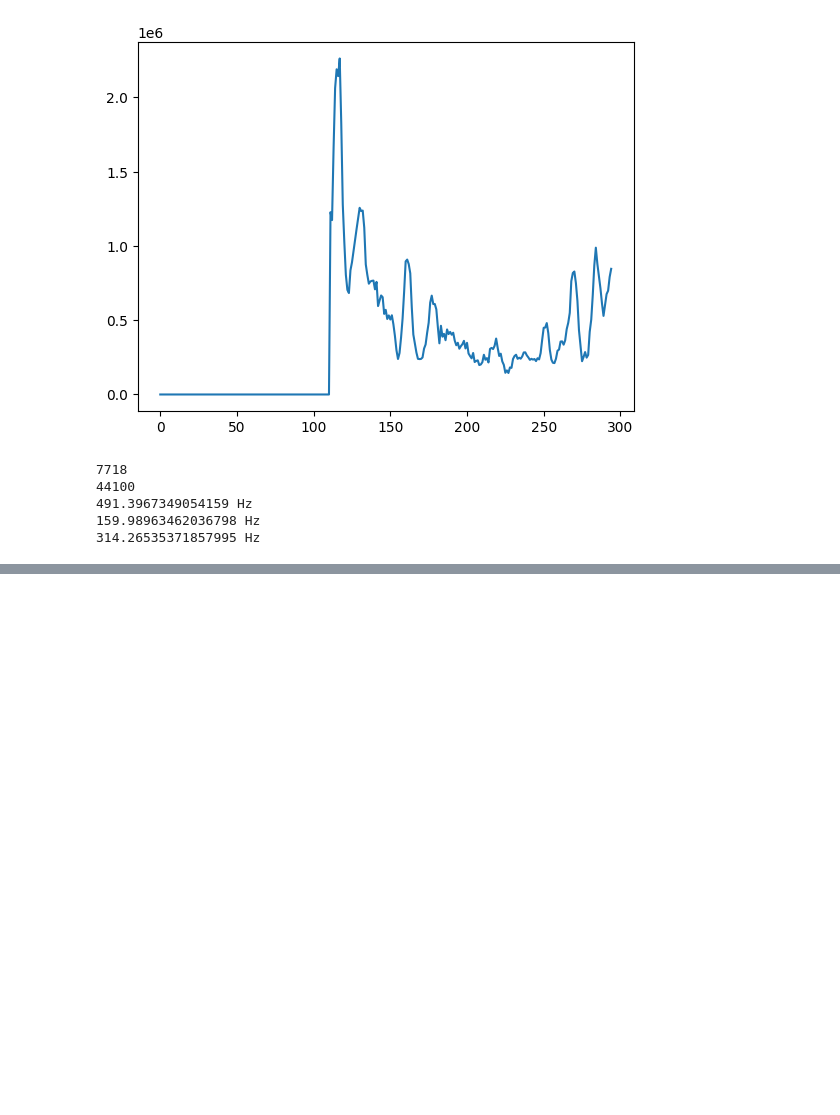
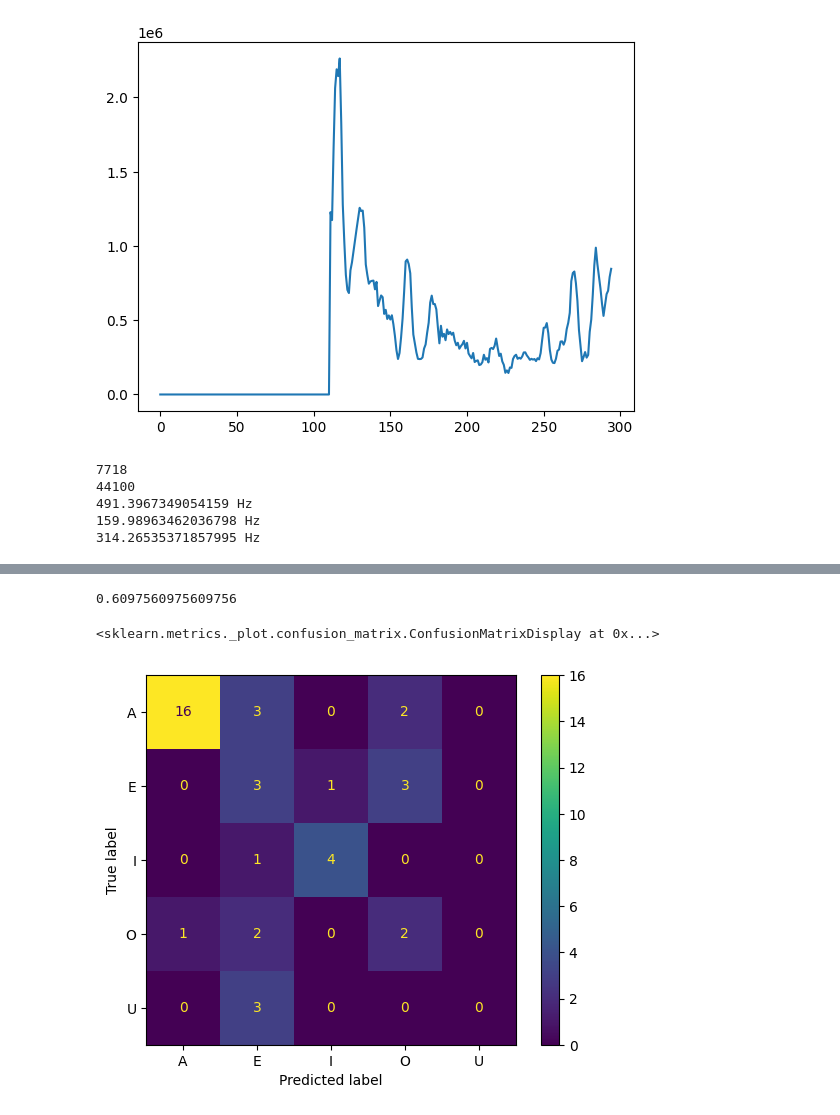
Before and after one commit to jordiSabroson/IA, a Jupyter notebook: Pràctica vocals/audio-exploration-vowels.ipynb, the cells around one changed output, grey strips where cells are left out. Saved outputs shown, nothing was run; the diff lists cells and outputs as text; code cells hidden in the pictures; blank space fills up the shorter version.

Commit message:
practica audio

```diff
--- a/Pràctica vocals/audio-exploration-vowels.ipynb
+++ b/Pràctica vocals/audio-exploration-vowels.ipynb
@@ -14,7 +14,7 @@ from wav2vec import cutvowel, wav2vec #el nostre modul
 importo el meu fitxer json
 # %%
 VOCAL = 23
-with open("vocals.json") as f:
+with open("jordi.json") as f:
     data = json.load(f)
 print(data[VOCAL])
 # %% [output]
@@ -231,0 +252,65 @@ vocalHz("audio_momo.wav", 23)
+# %%
+from sklearn import svm
+from sklearn.calibration import LabelEncoder
+from sklearn.model_selection import train_test_split
+from sklearn.linear_model import LogisticRegression
+from sklearn.metrics import accuracy_score
+from sklearn.preprocessing import StandardScaler
+from sklearn.inspection import DecisionBoundaryDisplay
+import matplotlib.pyplot as plt
+
+
+X = []
+y = []
+file = "jordi.json"
+audio = "jordi.wav"
+for i in range(len(data)):
+    X.append(vocalHz(file, audio, i)[1])
+    y.append(vocalHz(file, audio, i)[0])
+
+X = np.array(X)
+y = np.array(y)
+
+# label_encoder = LabelEncoder()
+# y_numeric = label_encoder.fit_transform(y)
+
+# C = 1.0
+# models = svm.SVC(kernel="linear", C=C)
+#     # svm.LinearSVC(C=C, max_iter=10000),
+#     # svm.SVC(kernel="rbf", gamma=0.7, C=C),
+#     # svm.SVC(kernel="poly", degree=3, gamma="auto", C=C),
+
+
+# # models = (clf.fit(X, y) for clf in models)
+# models.fit(X, y_numeric)
+
+# # Configurar la figura
+# plt.figure(figsize=(8, 6))
+# DecisionBoundaryDisplay.from_estimator(models, X, response_method="predict", cmap="coolwarm", alpha=0.5)
+# scatter = plt.scatter(X[:, 0], X[:, 1], c=y_numeric, cmap="viridis", edgecolor="k", s=20)
+# plt.colorbar(scatter, orientation="horizontal", pad=0.01)
+# plt.title("SVC with linear kernel")
+# plt.show()
+
+
+X_train, X_test, y_train, y_test = train_test_split(X, y)
+
+scaler = StandardScaler()
+X_train = scaler.fit_transform(X_train)
+X_test = scaler.transform(X_test)
+
+classifier = LogisticRegression().fit(X_train, y_train)
+
+y_pred = classifier.predict(X_test)
+
+acc = accuracy_score(y_test, y_pred)
+
+print(acc)
+
+from sklearn.metrics import ConfusionMatrixDisplay
+
+ConfusionMatrixDisplay.from_estimator(classifier, X_test, y_test)
+# %% [output]
+0.6097560975609756
+<sklearn.metrics._plot.confusion_matrix.ConfusionMatrixDisplay at 0x...>
+[figure, added]
```
Also changed, not shown: parts of 3 cells of this notebook, 3 other files.
